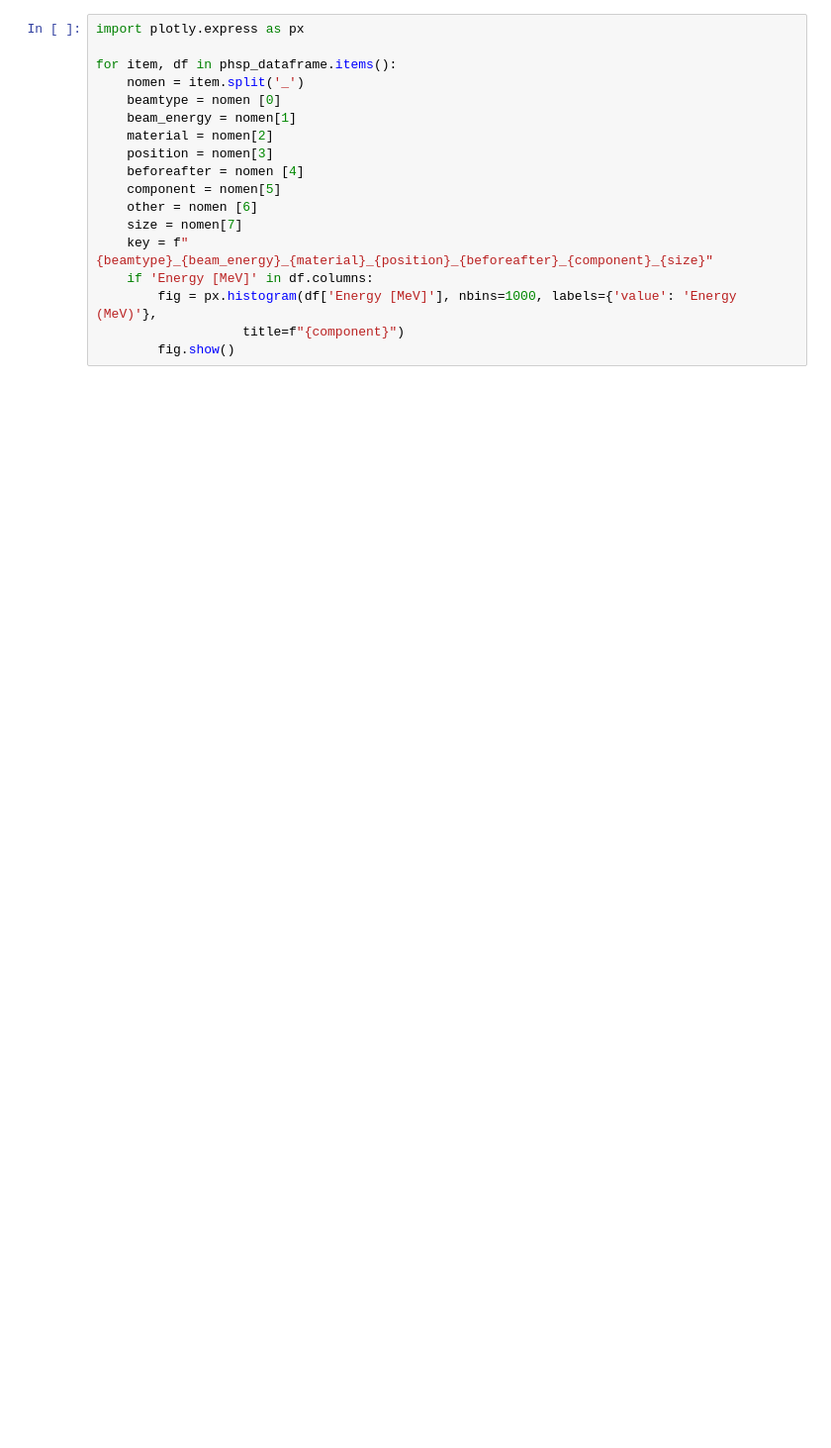
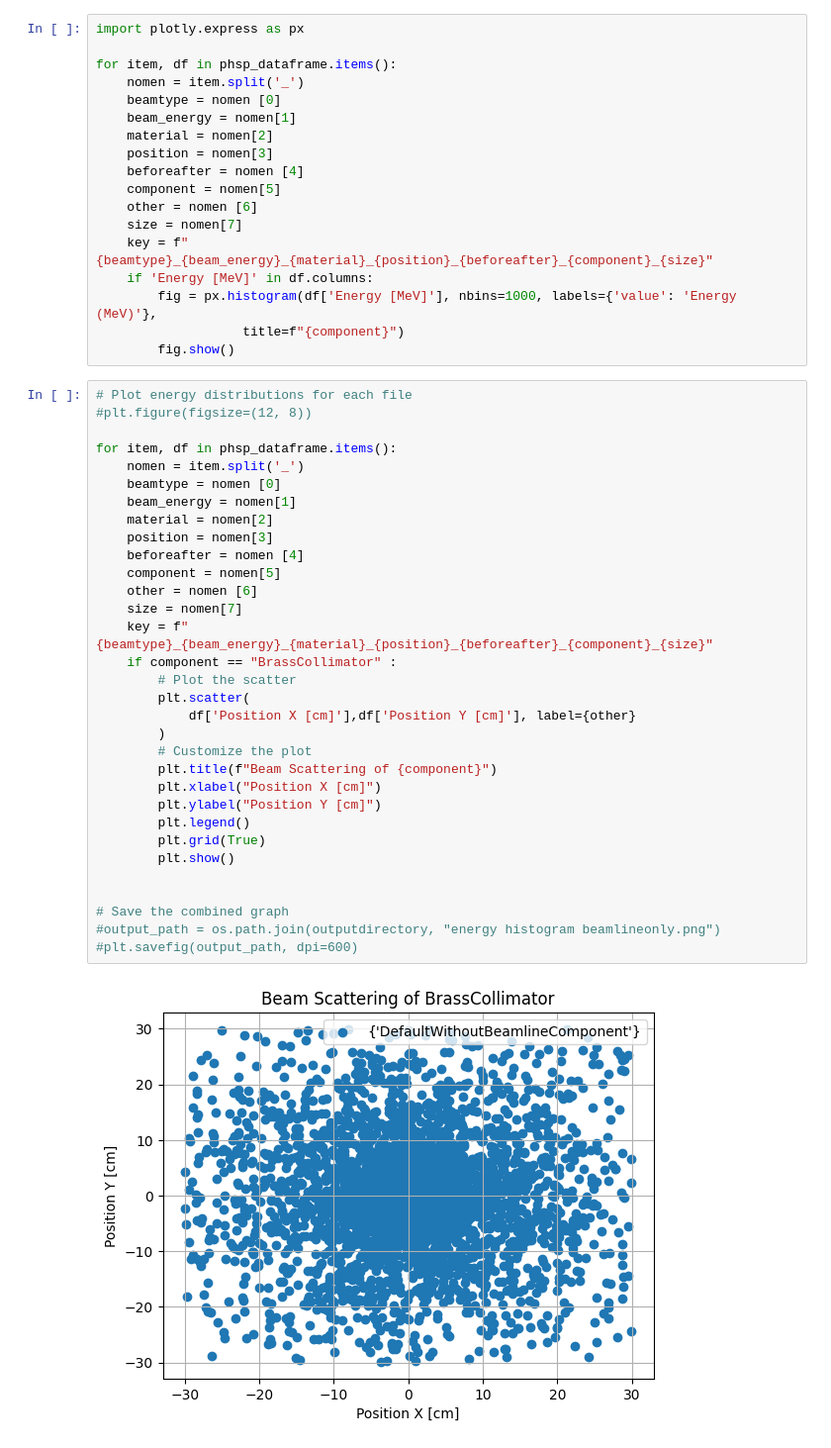
Before and after one commit to alfiafazimah/PhaseSpaceTOPAS-Visualization, a Jupyter notebook: src/PhaseSpaceTOPAS-Visualization.ipynb, the cells around one changed output. Shown at 99% size. Saved outputs shown, nothing was run; the diff lists cells and outputs as text; blank space fills up the shorter version.

Commit message:
Beam Scatter

```diff
--- a/src/PhaseSpaceTOPAS-Visualization.ipynb
+++ b/src/PhaseSpaceTOPAS-Visualization.ipynb
@@ -212,3 +212,37 @@ for item, df in phsp_dataframe.items():
         fig = px.histogram(df['Energy [MeV]'], nbins=1000, labels={'value': 'Energy (MeV)'},
                    title=f"{component}")
         fig.show()
+# %%
+# Plot energy distributions for each file
+#plt.figure(figsize=(12, 8))
+
+for item, df in phsp_dataframe.items():
+    nomen = item.split('_')
+    beamtype = nomen [0]
+    beam_energy = nomen[1]
+    material = nomen[2]
+    position = nomen[3]
+    beforeafter = nomen [4]
+    component = nomen[5]
+    other = nomen [6]
+    size = nomen[7]
+    key = f"{beamtype}_{beam_energy}_{material}_{position}_{beforeafter}_{component}_{size}"
+    if component == "BrassCollimator" :
+        # Plot the scatter
+        plt.scatter(
+            df['Position X [cm]'],df['Position Y [cm]'], label={other}
+        )
+        # Customize the plot
+        plt.title(f"Beam Scattering of {component}")
+        plt.xlabel("Position X [cm]")
+        plt.ylabel("Position Y [cm]")
+        plt.legend()
+        plt.grid(True)
+        plt.show()
+
+
+# Save the combined graph
+#output_path = os.path.join(outputdirectory, "energy histogram beamlineonly.png")
+#plt.savefig(output_path, dpi=600)
+# %% [output]
+[figure, added]
```
Also changed, not shown: parts of 1 cell of this notebook.
